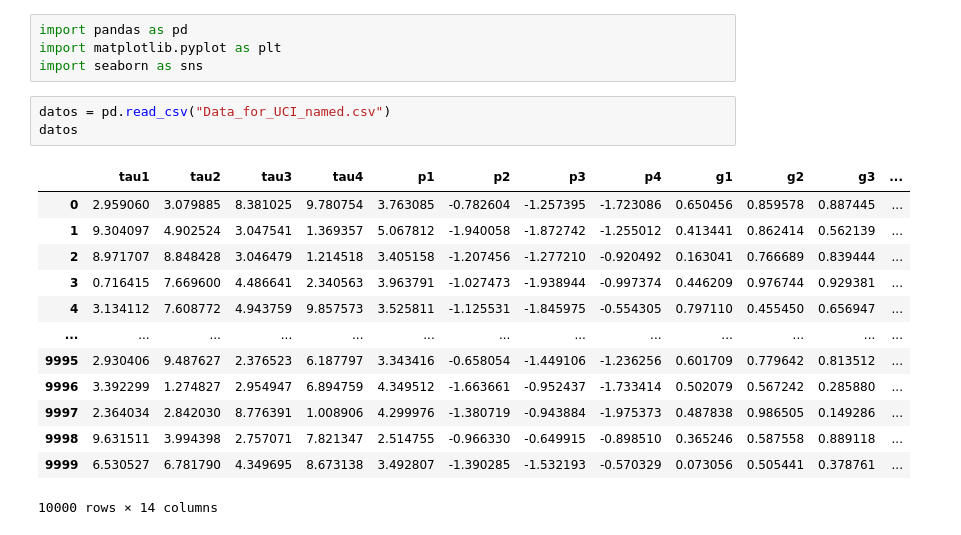
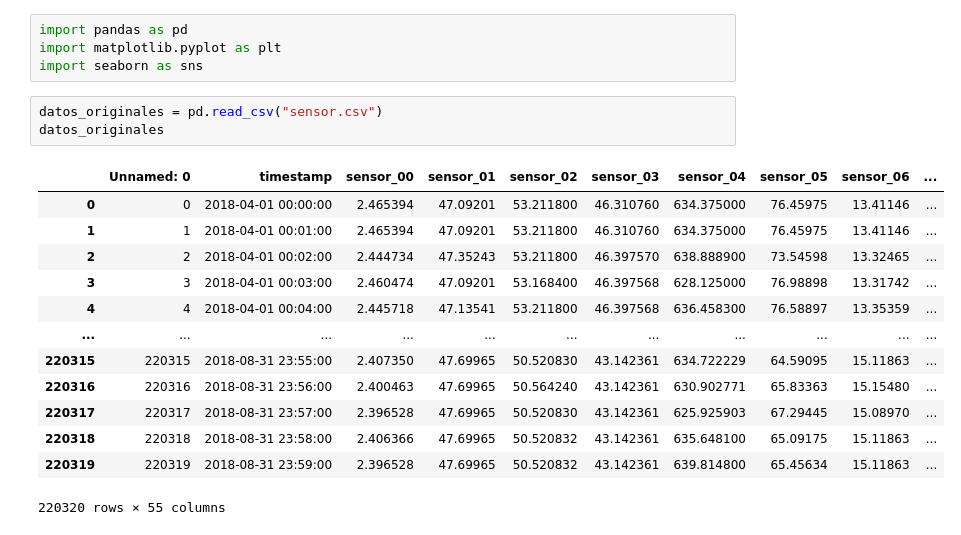
Before and after one commit to samiravergara-bit/Proyecto-1-Red-El-ctrica, a Jupyter notebook: Estabilidad electrica.ipynb, the cells around one changed output. Saved outputs shown, nothing was run; the diff lists cells and outputs as text.

```diff
--- a/Estabilidad electrica.ipynb
+++ b/Estabilidad electrica.ipynb
@@ -3,19 +3,19 @@ import pandas as pd
 import matplotlib.pyplot as plt
 import seaborn as sns
 # %%
-datos = pd.read_csv("Data_for_UCI_named.csv")
-datos
+datos_originales = pd.read_csv("sensor.csv")
+datos_originales
 # %% [output]
-|  | tau1 | tau2 | tau3 | tau4 | p1 | p2 | p3 | p4 | g1 | g2 | g3 | ... |
-| 0 | 2.959060 | 3.079885 | 8.381025 | 9.780754 | 3.763085 | -0.782604 | -1.257395 | -1.723086 | 0.650456 | 0.859578 | 0.887445 | ... |
-| 1 | 9.304097 | 4.902524 | 3.047541 | 1.369357 | 5.067812 | -1.940058 | -1.872742 | -1.255012 | 0.413441 | 0.862414 | 0.562139 | ... |
-| 2 | 8.971707 | 8.848428 | 3.046479 | 1.214518 | 3.405158 | -1.207456 | -1.277210 | -0.920492 | 0.163041 | 0.766689 | 0.839444 | ... |
-| 3 | 0.716415 | 7.669600 | 4.486641 | 2.340563 | 3.963791 | -1.027473 | -1.938944 | -0.997374 | 0.446209 | 0.976744 | 0.929381 | ... |
-| 4 | 3.134112 | 7.608772 | 4.943759 | 9.857573 | 3.525811 | -1.125531 | -1.845975 | -0.554305 | 0.797110 | 0.455450 | 0.656947 | ... |
-| ... | ... | ... | ... | ... | ... | ... | ... | ... | ... | ... | ... | ... |
-| 9995 | 2.930406 | 9.487627 | 2.376523 | 6.187797 | 3.343416 | -0.658054 | -1.449106 | -1.236256 | 0.601709 | 0.779642 | 0.813512 | ... |
-| 9996 | 3.392299 | 1.274827 | 2.954947 | 6.894759 | 4.349512 | -1.663661 | -0.952437 | -1.733414 | 0.502079 | 0.567242 | 0.285880 | ... |
-| 9997 | 2.364034 | 2.842030 | 8.776391 | 1.008906 | 4.299976 | -1.380719 | -0.943884 | -1.975373 | 0.487838 | 0.986505 | 0.149286 | ... |
-| 9998 | 9.631511 | 3.994398 | 2.757071 | 7.821347 | 2.514755 | -0.966330 | -0.649915 | -0.898510 | 0.365246 | 0.587558 | 0.889118 | ... |
-| 9999 | 6.530527 | 6.781790 | 4.349695 | 8.673138 | 3.492807 | -1.390285 | -1.532193 | -0.570329 | 0.073056 | 0.505441 | 0.378761 | ... |
+|  | Unnamed: 0 | timestamp | sensor_00 | sensor_01 | sensor_02 | sensor_03 | sensor_04 | sensor_05 | sensor_06 | ... |
+| 0 | 0 | 2018-04-01 00:00:00 | 2.465394 | 47.09201 | 53.211800 | 46.310760 | 634.375000 | 76.45975 | 13.41146 | ... |
+| 1 | 1 | 2018-04-01 00:01:00 | 2.465394 | 47.09201 | 53.211800 | 46.310760 | 634.375000 | 76.45975 | 13.41146 | ... |
+| 2 | 2 | 2018-04-01 00:02:00 | 2.444734 | 47.35243 | 53.211800 | 46.397570 | 638.888900 | 73.54598 | 13.32465 | ... |
+| 3 | 3 | 2018-04-01 00:03:00 | 2.460474 | 47.09201 | 53.168400 | 46.397568 | 628.125000 | 76.98898 | 13.31742 | ... |
+| 4 | 4 | 2018-04-01 00:04:00 | 2.445718 | 47.13541 | 53.211800 | 46.397568 | 636.458300 | 76.58897 | 13.35359 | ... |
+| ... | ... | ... | ... | ... | ... | ... | ... | ... | ... | ... |
+| 220315 | 220315 | 2018-08-31 23:55:00 | 2.407350 | 47.69965 | 50.520830 | 43.142361 | 634.722229 | 64.59095 | 15.11863 | ... |
+| 220316 | 220316 | 2018-08-31 23:56:00 | 2.400463 | 47.69965 | 50.564240 | 43.142361 | 630.902771 | 65.83363 | 15.15480 | ... |
+| 220317 | 220317 | 2018-08-31 23:57:00 | 2.396528 | 47.69965 | 50.520830 | 43.142361 | 625.925903 | 67.29445 | 15.08970 | ... |
+| 220318 | 220318 | 2018-08-31 23:58:00 | 2.406366 | 47.69965 | 50.520832 | 43.142361 | 635.648100 | 65.09175 | 15.11863 | ... |
+| 220319 | 220319 | 2018-08-31 23:59:00 | 2.396528 | 47.69965 | 50.520832 | 43.142361 | 639.814800 | 65.45634 | 15.11863 | ... |
-10000 rows × 14 columns
+220320 rows × 55 columns
```
Also changed, not shown: parts of 22 cells of this notebook.
